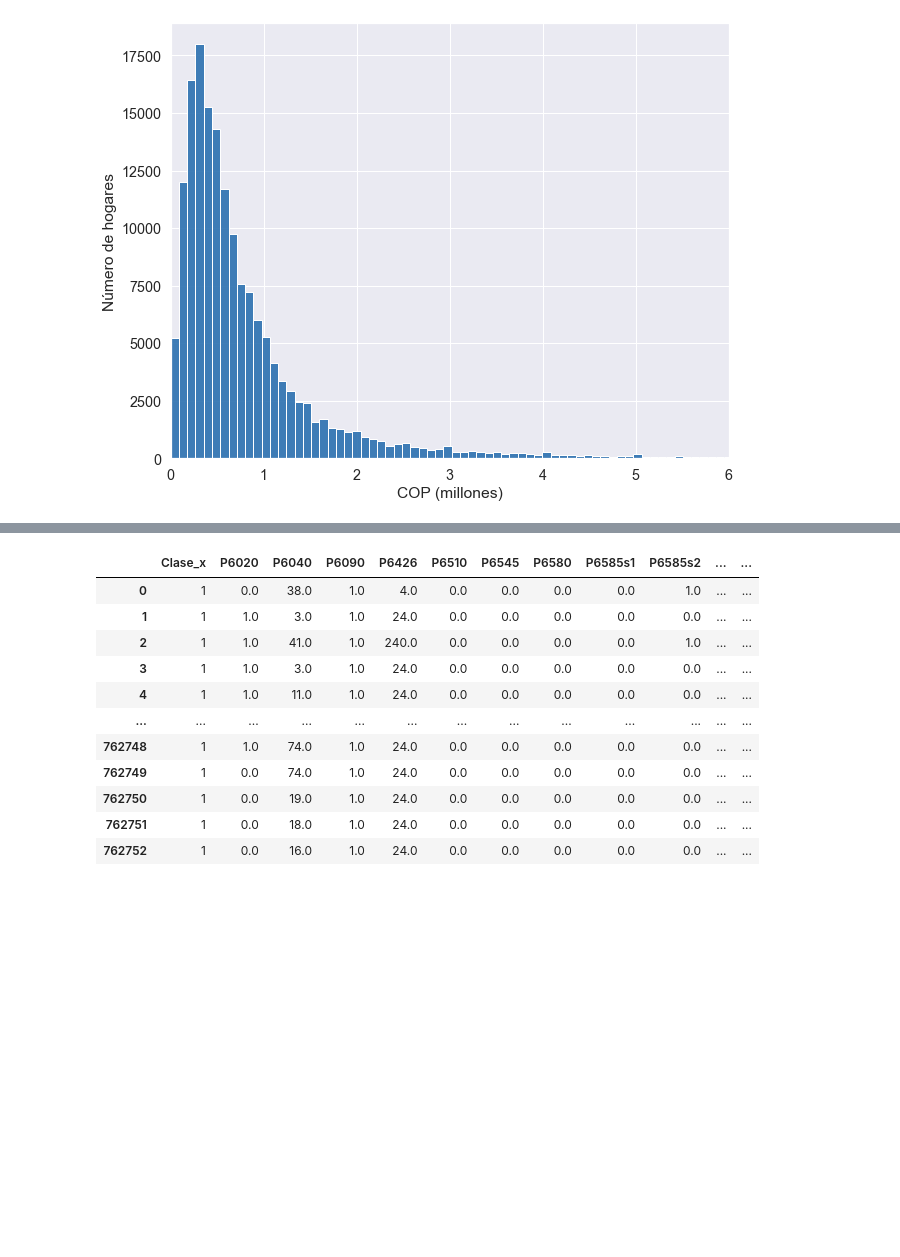
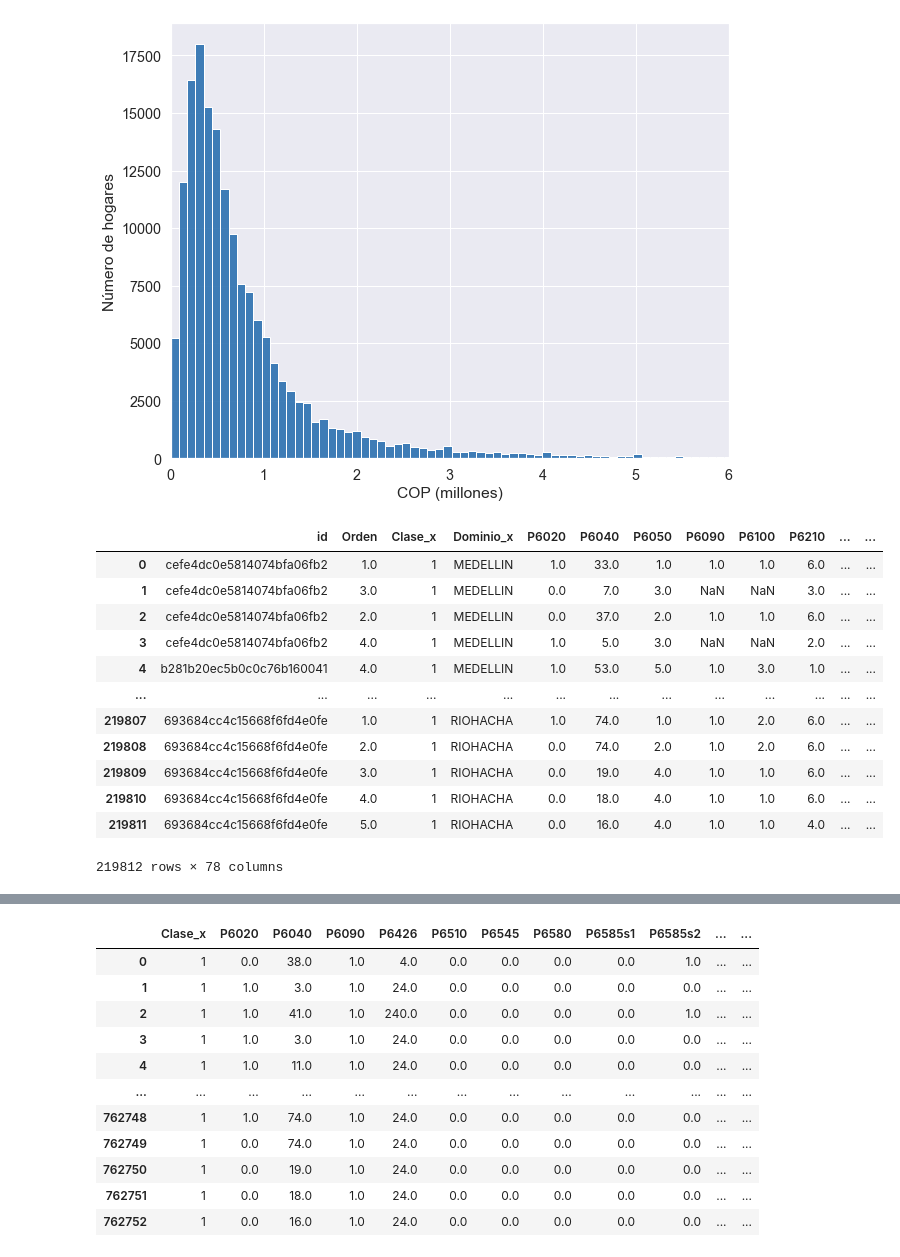
Before and after one commit to sdpinilla18/PS2_BD-ML, a Jupyter notebook: code_PS2_v2.ipynb, the cells around one changed output, grey strips where cells are left out. Cells and saved outputs as stored; diff of their text form; code cells hidden in the pictures; blank space fills up the shorter version.

```diff
--- a/code_PS2_v2.ipynb
+++ b/code_PS2_v2.ipynb
@@ -115,3 +130,5 @@ Index(['id', 'Orden', 'Clase_x', 'Dominio_x', 'P6020', 'P6040', 'P6050',
+# %%
+c0=[i for i in df_test.columns]
 # %%
 ######################################Train #############################################################################
 
@@ -235,6 +252,22 @@ plt.savefig("histy_ipch.jpg", bbox_inches="tight")
 plt.show()
 # %% [output]
 [figure]
+# %%
+df_test[c0]
+# %% [output]
+|  | id | Orden | Clase_x | Dominio_x | P6020 | P6040 | P6050 | P6090 | P6100 | P6210 | ... | ... |
+| 0 | cefe4dc0e5814074bfa06fb2 | 1.0 | 1 | MEDELLIN | 1.0 | 33.0 | 1.0 | 1.0 | 1.0 | 6.0 | ... | ... |
+| 1 | cefe4dc0e5814074bfa06fb2 | 3.0 | 1 | MEDELLIN | 0.0 | 7.0 | 3.0 | NaN | NaN | 3.0 | ... | ... |
+| 2 | cefe4dc0e5814074bfa06fb2 | 2.0 | 1 | MEDELLIN | 0.0 | 37.0 | 2.0 | 1.0 | 1.0 | 6.0 | ... | ... |
+| 3 | cefe4dc0e5814074bfa06fb2 | 4.0 | 1 | MEDELLIN | 1.0 | 5.0 | 3.0 | NaN | NaN | 2.0 | ... | ... |
+| 4 | b281b20ec5b0c0c76b160041 | 4.0 | 1 | MEDELLIN | 1.0 | 53.0 | 5.0 | 1.0 | 3.0 | 1.0 | ... | ... |
+| ... | ... | ... | ... | ... | ... | ... | ... | ... | ... | ... | ... | ... |
+| 219807 | 693684cc4c15668f6fd4e0fe | 1.0 | 1 | RIOHACHA | 1.0 | 74.0 | 1.0 | 1.0 | 2.0 | 6.0 | ... | ... |
+| 219808 | 693684cc4c15668f6fd4e0fe | 2.0 | 1 | RIOHACHA | 0.0 | 74.0 | 2.0 | 1.0 | 2.0 | 6.0 | ... | ... |
+| 219809 | 693684cc4c15668f6fd4e0fe | 3.0 | 1 | RIOHACHA | 0.0 | 19.0 | 4.0 | 1.0 | 1.0 | 6.0 | ... | ... |
+| 219810 | 693684cc4c15668f6fd4e0fe | 4.0 | 1 | RIOHACHA | 0.0 | 18.0 | 4.0 | 1.0 | 1.0 | 6.0 | ... | ... |
+| 219811 | 693684cc4c15668f6fd4e0fe | 5.0 | 1 | RIOHACHA | 0.0 | 16.0 | 4.0 | 1.0 | 1.0 | 4.0 | ... | ... |
+219812 rows × 78 columns
 # %%
 ###Split train and test using training database.
 #Train sub test database using PSM to reproduce test
```
Also changed, not shown: parts of 20 cells of this notebook, 1 other file.
